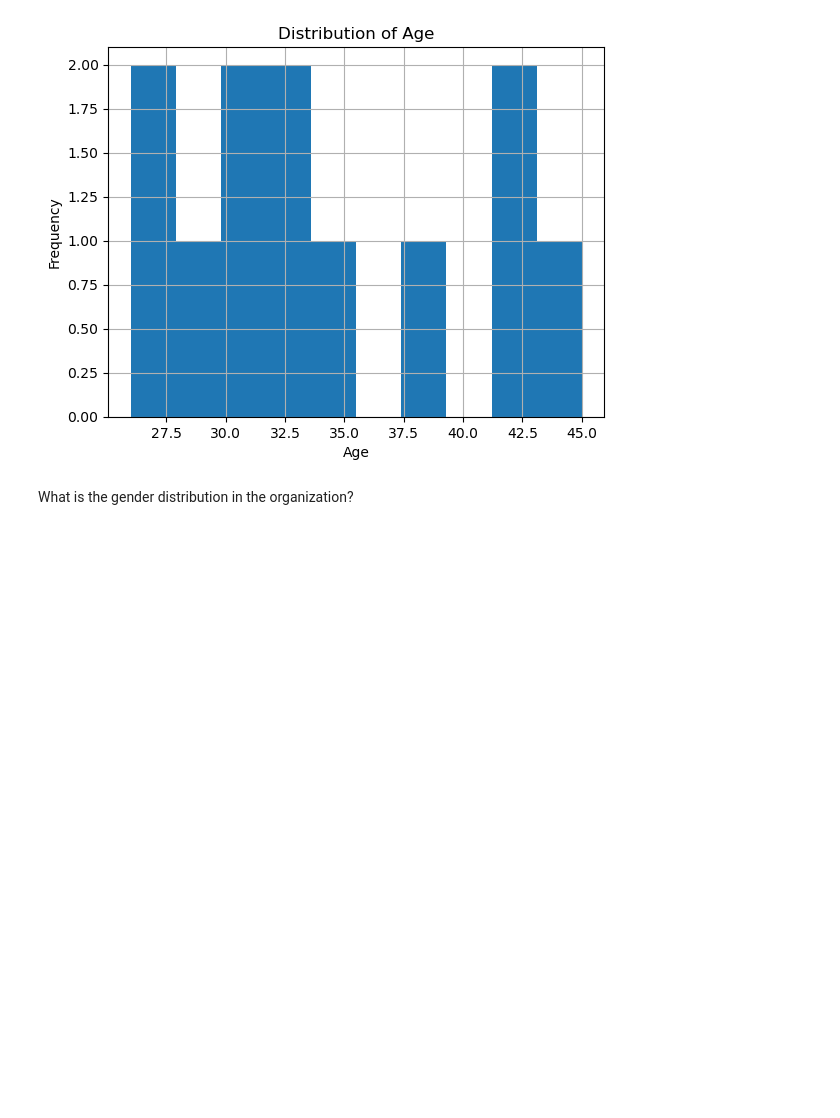
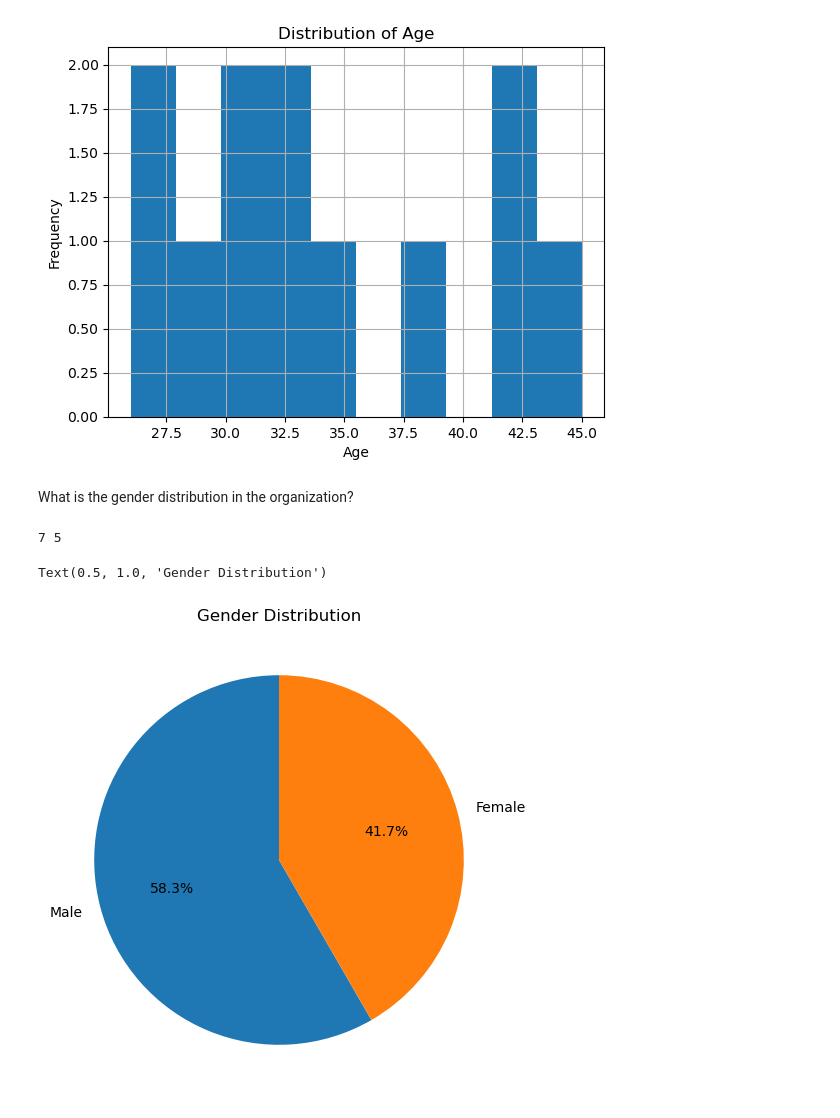
Before and after one commit to AbdullahWB/python, a Jupyter notebook: Mock_exam_solution/Problem Solve.ipynb, the cells around one changed output. Saved outputs shown, nothing was run; the diff lists cells and outputs as text; code cells hidden in the pictures; blank space fills up the shorter version.

Commit message:
pi chart

```diff
--- a/Mock_exam_solution/Problem Solve.ipynb
+++ b/Mock_exam_solution/Problem Solve.ipynb
@@ -369,3 +369,18 @@ Text(0.5, 1.0, 'Distribution of Age')
 [figure]
 # %% [markdown]
 What is the gender distribution in the organization?
+# %%
+male_count = df[df['empGender'] == 'M'].shape[0]
+female_count = df[df['empGender'] == 'F'].shape[0]
+print(male_count, female_count)
+
+labels = ['Male', 'Female']
+sizes = [male_count, female_count]
+plt.figure(figsize=(6, 6))
+plt.pie(sizes, labels=labels, autopct='%1.1f%%', startangle=90)
+plt.title('Gender Distribution')
+# plt.axis('equal')
+# %% [output]
+7 5
+Text(0.5, 1.0, 'Gender Distribution')
+[figure, added]
```
Also changed, not shown: parts of 1 cell of this notebook, 1 other file.
